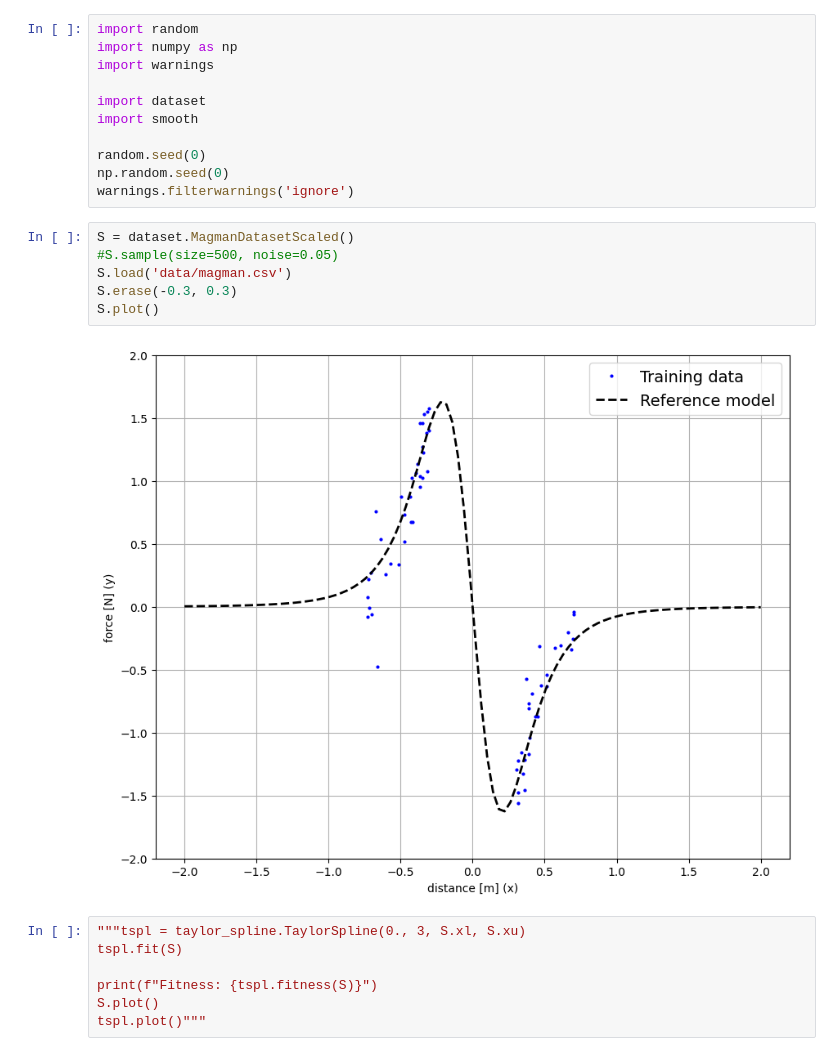
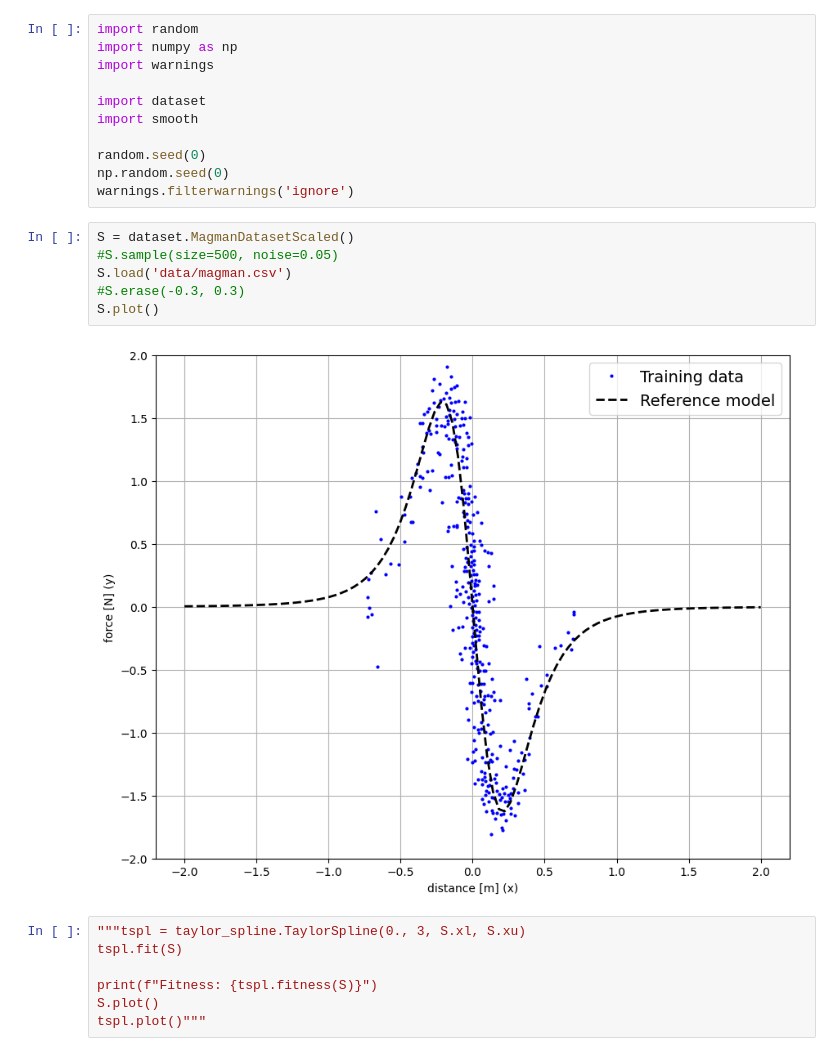
Before and after one commit to AgostinoRizzo/genpro, a Jupyter notebook: symbreg-taylor.ipynb, the cells around one changed output. Drawn from its saved outputs; the diff is of its cells as text.

```diff
--- a/symbreg-taylor.ipynb
+++ b/symbreg-taylor.ipynb
@@ -12,11 +12,11 @@ warnings.filterwarnings('ignore')
 # %%
 S = dataset.MagmanDatasetScaled()
 #S.sample(size=500, noise=0.05)
 S.load('data/magman.csv')
-S.erase(-0.3, 0.3)
+#S.erase(-0.3, 0.3)
 S.plot()
 # %% [output]
-[figure, old version]
+[figure, new version]
 # %%
 """tspl = taylor_spline.TaylorSpline(0., 3, S.xl, S.xu)
 tspl.fit(S)
```
Also changed, not shown: parts of 1 cell of this notebook, 2 other files.
